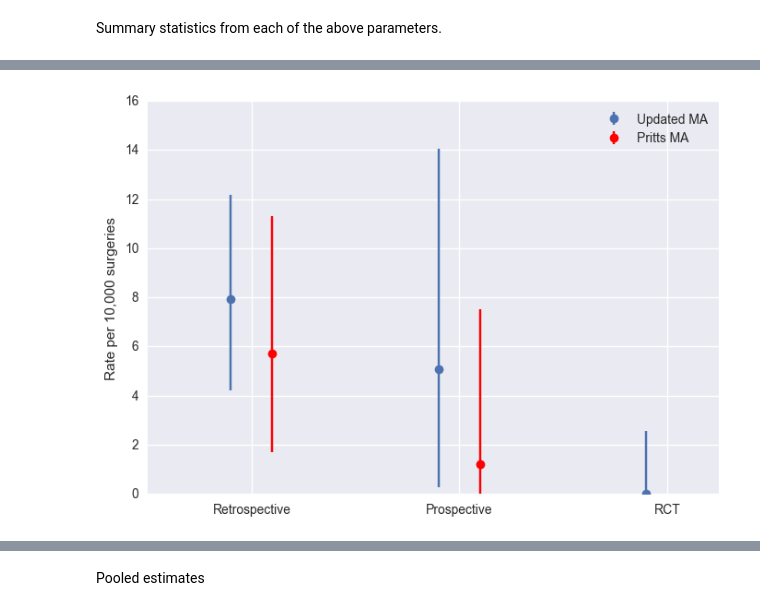
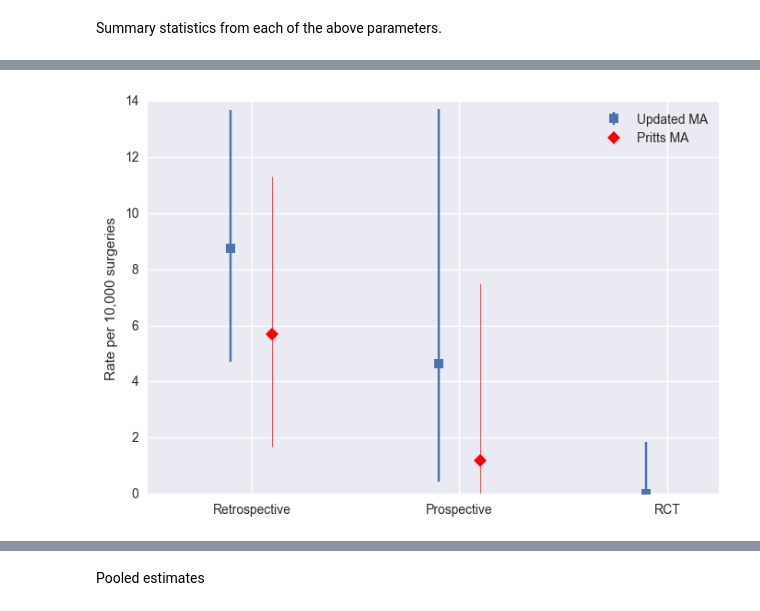
Before and after one commit to VanderbiltPopHealthSci/uterine_fibroids_MA, a Jupyter notebook: Key Question 3 Meta-analysis.ipynb, the cells around one changed output, grey strips where cells are left out. Cells and saved outputs as stored; diff of their text form; code cells hidden in the pictures.

```diff
--- a/Key Question 3 Meta-analysis.ipynb
+++ b/Key Question 3 Meta-analysis.ipynb
@@ -135,8 +143,7 @@ age_max_norm = ((model_data.age_max - 60)/10).fillna(0.5).values
 
 poly_terms = 3
 
-def invlogit(x):
-    return tt.exp(x) / (1 + tt.exp(x))
+invlogit = pm.math.invlogit
 # %%
 with pm.Model() as pritts_update:
 
@@ -170,3 +173,0 @@ Applied interval-transform to σ and added transformed σ_interval_ to model.
-# %%
-with pritts_update:
-    trace = pm.sample(2000, njobs=2, random_seed=[20140425, 19700903])
@@ -191,0 +174,4 @@ KeyboardInterrupt:
+# %%
+with pritts_update:
+    advi_fit = pm.variational.advi(n=40000)
+    trace = pm.sample(3000, step=pm.NUTS(scaling=advi_fit.means), start=advi_fit.means, random_seed=[20140425, 19700903][0])
@@ -293,20 +281,21 @@ By comparison, estimates from Pritts' supplement:
 ![pritts estimates](pritts_table.png)
 # %%
 p_vars = ['p_retro_10000', 'p_prosp_10000', 'p_rct_10000']
-intervals = [pm.stats.hpd(trace[var]) for var in p_vars]
+intervals = [pm.stats.hpd(trace[var][-1000:]) for var in p_vars]
 # %%
-meds = [np.median(trace[var]) for var in p_vars]
+meds = [np.median(trace[var][-1000:]) for var in p_vars]
 upper = [i[1] - m for m,i in zip(meds, intervals)]
 lower = [m - i[0] for m,i in zip(meds, intervals)]
 
-plt.errorbar(np.arange(3)-0.1, meds, yerr=[lower, upper], fmt='o', label='Updated MA')
-plt.errorbar(np.arange(2)+0.1, [5.7, 1.2], yerr=[[5.7-1.7, 1.2], [11.3 - 5.7,7.5 - 1.2]], color='r', fmt='o', label='Pritts MA')
+plt.errorbar(np.arange(3)-0.1, meds, yerr=[lower, upper], fmt='s', label='Updated MA')
+plt.errorbar(np.arange(2)+0.1, [5.7, 1.2], yerr=[[5.7-1.7, 1.2], [11.3 - 5.7,7.5 - 1.2]],
+             color='r', fmt='D', label='Pritts MA', elinewidth=0.5)
 plt.xticks(range(3), ['Retrospective', 'Prospective', 'RCT'])
 plt.ylabel('Rate per 10,000 surgeries')
 plt.xlim(-0.5, 2.25)
 plt.legend();
 # %% [output]
-[figure, old version]
+[figure, new version]
 # %%
 pm.forestplot(trace[1000:], varnames=['age_max_missing'], ylabels=[''])
 # %% [output]
```
Also changed, not shown: parts of 18 cells of this notebook, 2 other files.
